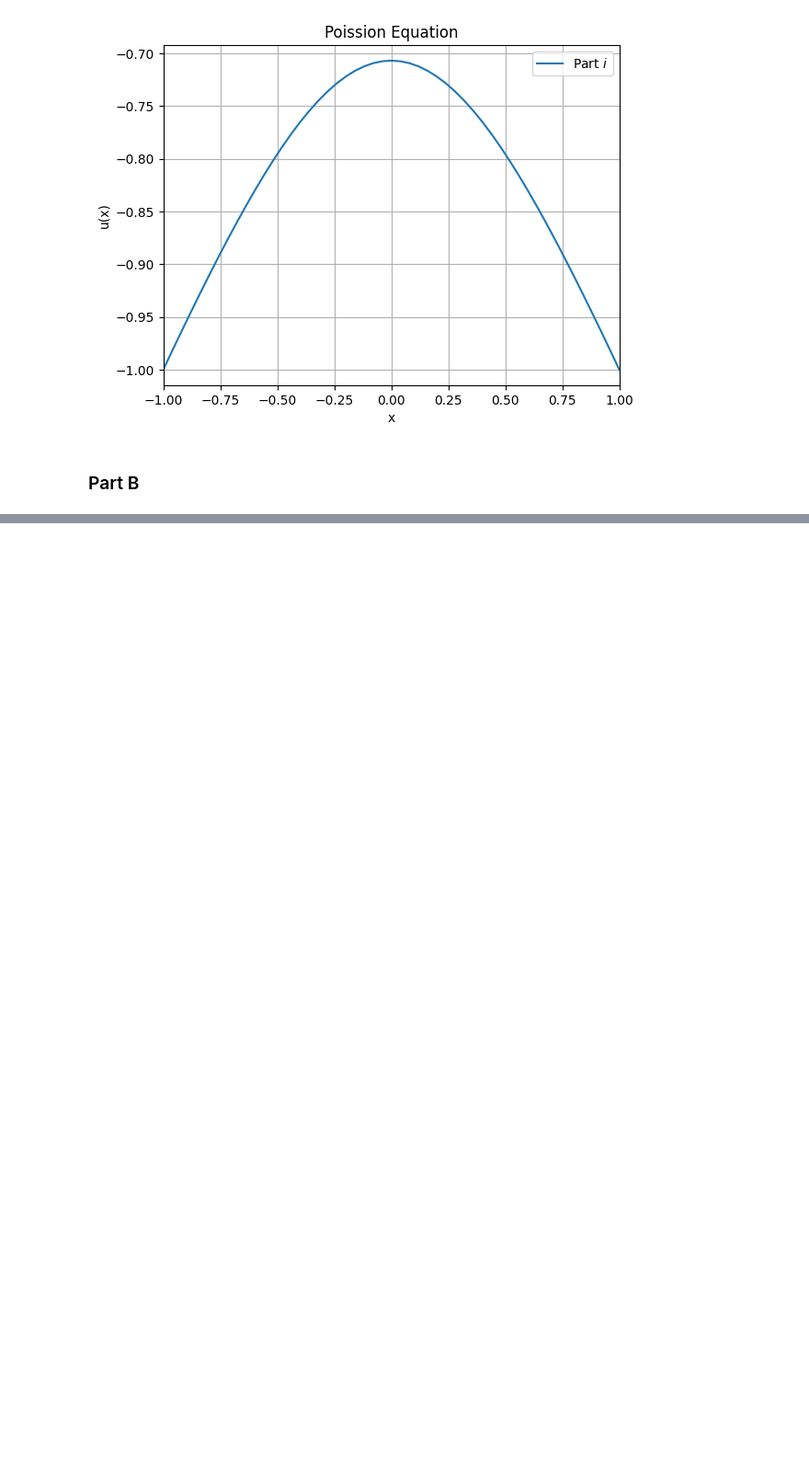
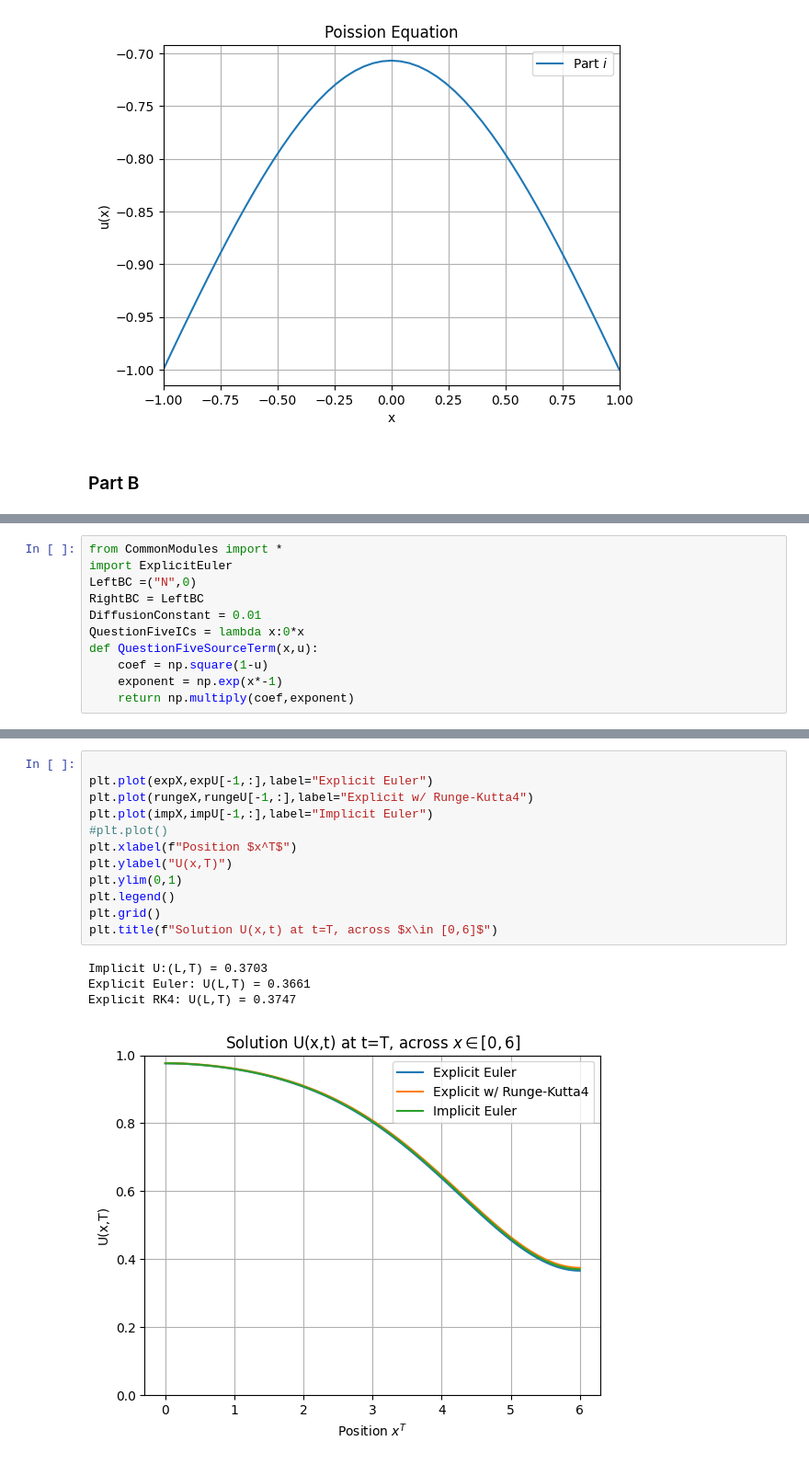
Before and after one commit to LudoOliver/emat30008, a Jupyter notebook: SciCompDemos.ipynb, the cells around one changed output, grey strips where cells are left out. Shown: that part at 92% size. Drawn from its saved outputs; the diff is of its cells as text; blank space fills up the shorter version.

```diff
--- a/SciCompDemos.ipynb
+++ b/SciCompDemos.ipynb
@@ -227,0 +278,11 @@ print(f"")
+# %%
+from CommonModules import *
+import ExplicitEuler
+LeftBC =("N",0)
+RightBC = LeftBC
+DiffusionConstant = 0.01
+QuestionFiveICs = lambda x:0*x
+def QuestionFiveSourceTerm(x,u):
+    coef = np.square(1-u)
+    exponent = np.exp(x*-1)
+    return np.multiply(coef,exponent)
@@ -227,0 +325,17 @@ print(f"")
+# %%
+
+plt.plot(expX,expU[-1,:],label="Explicit Euler")
+plt.plot(rungeX,rungeU[-1,:],label="Explicit w/ Runge-Kutta4")
+plt.plot(impX,impU[-1,:],label="Implicit Euler")
+#plt.plot()
+plt.xlabel(f"Position $x^T$")
+plt.ylabel("U(x,T)")
+plt.ylim(0,1)
+plt.legend()
+plt.grid()
+plt.title(f"Solution U(x,t) at t=T, across $x\in [0,6]$")
+# %% [output]
+Implicit U:(L,T) = 0.3703
+Explicit Euler: U(L,T) = 0.3661
+Explicit RK4: U(L,T) = 0.3747
+[figure, added]
```
Also changed, not shown: parts of 19 cells of this notebook, 4 other files.
